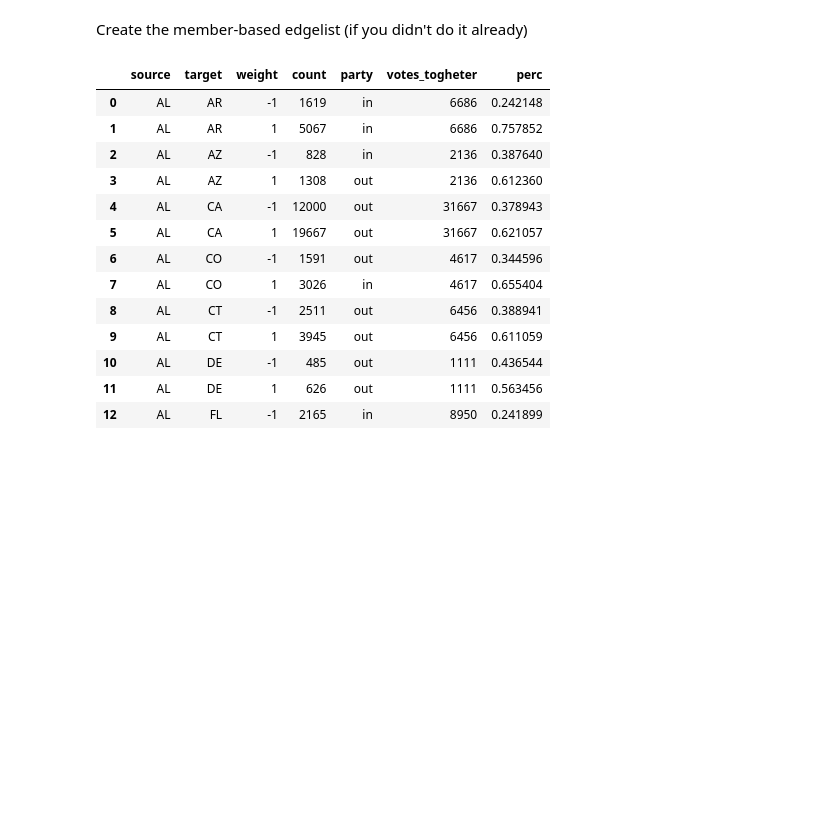
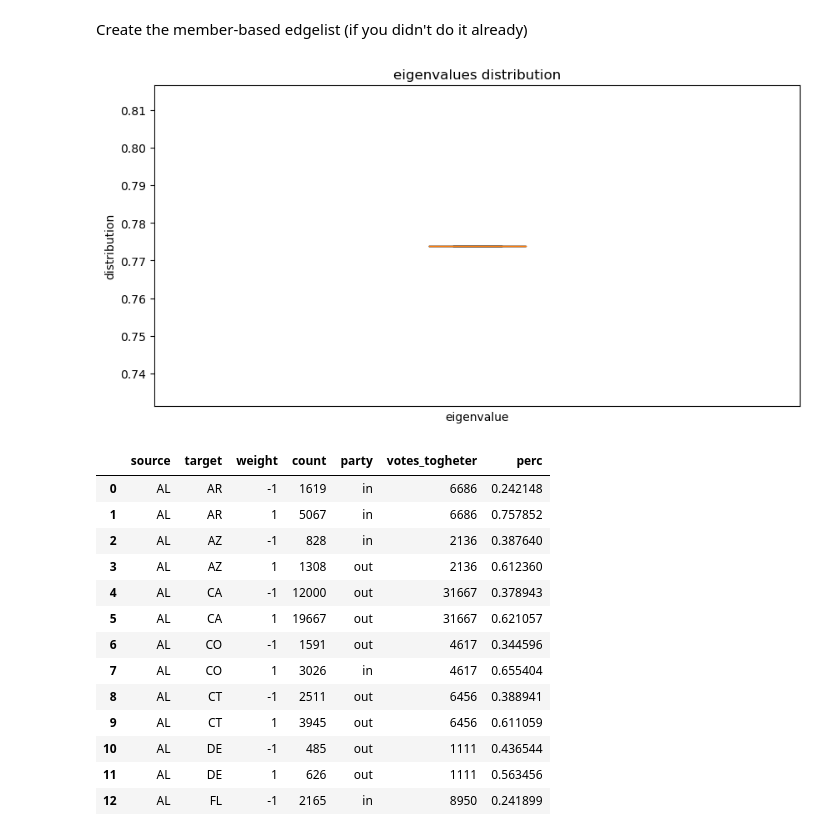
Before and after one commit to LeonardoAgasso/USA_Congress_SigNet, a Jupyter notebook: notebooks/statebased_frustrind_analysis.v2.ipynb, the cells around one changed output. Saved outputs shown, nothing was run; the diff lists cells and outputs as text; code cells hidden in the pictures; blank space fills up the shorter version.

```diff
--- a/notebooks/statebased_frustrind_analysis.v2.ipynb
+++ b/notebooks/statebased_frustrind_analysis.v2.ipynb
@@ -59,7 +56,7 @@ congress_prova.head()
 # %% [markdown]
 Create the member-based edgelist (if you didn't do it already)
 # %%
-frac = 1.0
+frac = 0.1
 # %%
 def create_state_edgelist_from_congress(congress, frac):
 	edgelist = pd.DataFrame()
@@ -72,6 +69,10 @@ def create_state_edgelist_from_congress(congress, frac):
 		# return the party which has the majority of the randomly selected lines
 		return congress_state_rnd['member_party_name'].value_counts().index[0]
 
+	def keep_frac_list(list):
+		np.random.shuffle(list)
+		return list[:int(len(list)*frac)]
+
 	for voteid in set(congress['id']):                 # iterate over all votes id (ids are unique for each vote)
 
 		temp = congress[congress['id'] == voteid]            # select the rows where the vote id is equal to the current vote id
@@ -82,6 +83,11 @@ def create_state_edgelist_from_congress(congress, frac):
 		y = itertools.combinations(yy, 2)                    # all possible combinations of 2 members that voted "Yea"
 		n = itertools.combinations(nn, 2)
 		o = itertools.product(yy, nn)                        # cartesian product of the 2 series
+
+		#keep only 75% of the combinations
+		y = keep_frac_list(list(y))
+		n = keep_frac_list(list(n))
+		o = keep_frac_list(list(o))
 
 		y = pd.DataFrame(y, columns = ['source', 'target'])  # create a dataframe from the combinations of "Yea" voters
 		y['weight'] = 1                                      # add a column with the weight of the edge
@@ -167,3 +191,38 @@ edgelist_prova = create_state_edgelist_from_congress(congress_prova, frac)
+# %%
+def compute_eigen(df):
+    def compute_d_max(G):
+        max_d = 0
+        for edge in G.edges(data=True):
+            temp = G.degree[edge[0]] + G.degree[edge[1]]
+            if temp > max_d:
+                max_d = temp
+        return max_d / 2
+
+    G = nx.from_pandas_edgelist(df, 'source', 'target', ['weight'])
+    df, least_eigenvalue = _get_xcoord(G, compact=False)
+    max_d = compute_d_max(G)
+    eig = 1-(least_eigenvalue/(max_d-1))
+    return eig
+# %%
+# compute the eigenvalue for each edgelist, after applying the threshold, and save it in a dictionary with "i" as key
+eigenvalues = {}
+for i in tqdm(range(50)):
+	edgelist = pd.read_csv('../dataset/prova_edgelists/edgelist_'+n+'_'+str(i)+'.csv')
+	df_pos = edgelist.loc[(edgelist['weight']==1)&(edgelist['perc']>threshold_pos)].copy()
+	df_neg = edgelist.loc[(edgelist['weight']==-1)&(edgelist['perc']>threshold_neg)].copy()
+	edgelist_filtered = pd.concat([df_pos, df_neg])
+	eigenvalues[i] = compute_eigen(edgelist_filtered)
+# %%
+ # plot a boxplot of the eigenvalues
+plt.figure(figsize=(10,5))
+plt.boxplot(eigenvalues.values())
+plt.xticks([])
+plt.xlabel('eigenvalue')
+plt.ylabel('distribution')
+plt.title('eigenvalues distribution')
+plt.show()
+# %% [output]
+[figure, added]
 # %%
 edgelist_prova.head(15)
 # %% [output]
```
Also changed, not shown: parts of 3 cells of this notebook.
